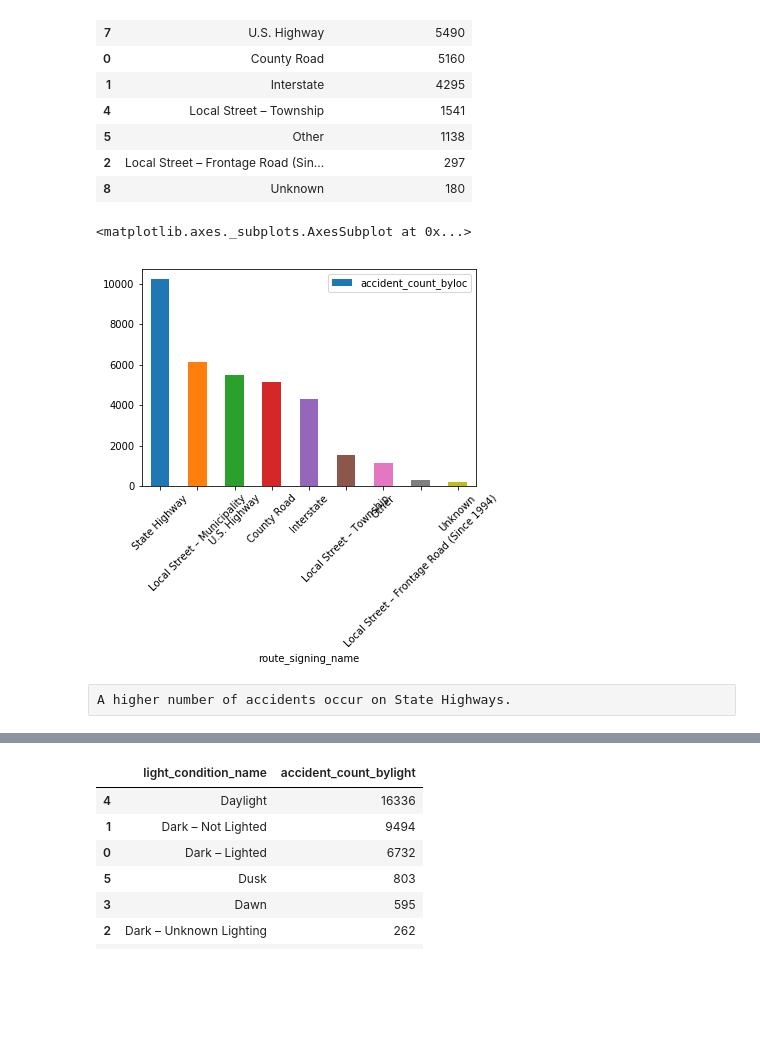
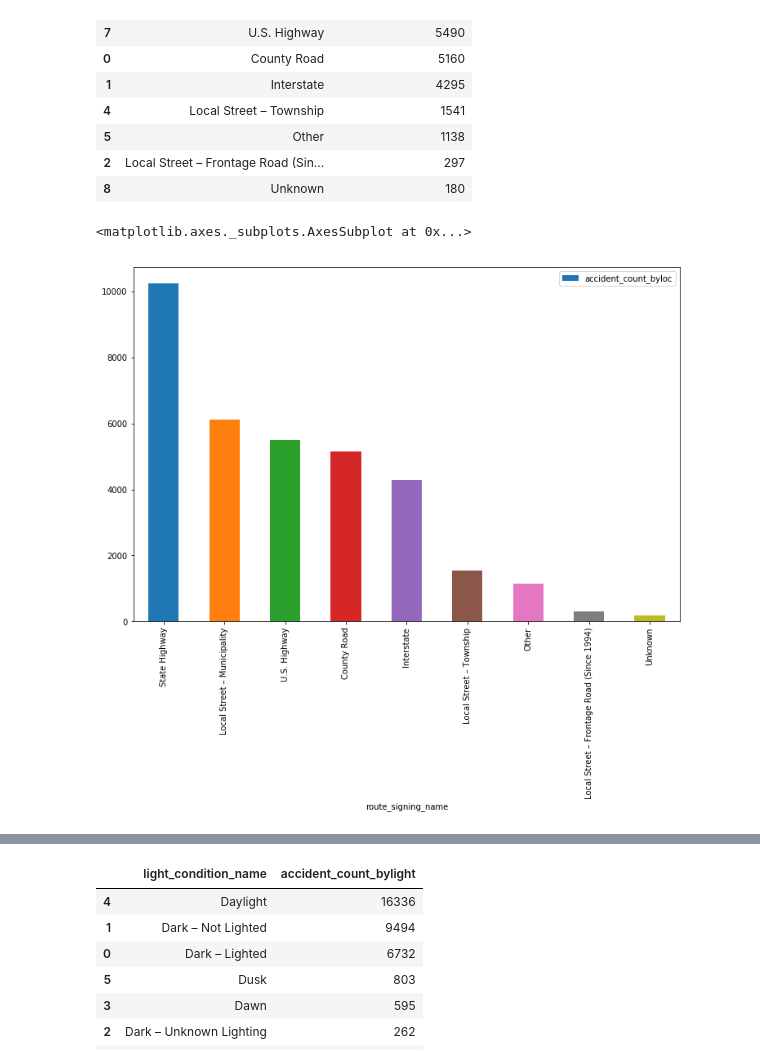
Before and after one commit to ecantu75/DataMining_Lab1, a Jupyter notebook: MSDS_7331_DataMining_Lab1.ipynb, the cells around one changed output, grey strips where cells are left out. Cells and saved outputs as stored; diff of their text form; code cells hidden in the pictures; blank space fills up the shorter version.

```diff
--- a/MSDS_7331_DataMining_Lab1.ipynb
+++ b/MSDS_7331_DataMining_Lab1.ipynb
@@ -283,9 +285,7 @@ acci_count_byloc_sorted.head(10)
 | 8 | Unknown | 180 |
 # %%
 #Location of accident
-acci_count_byloc_sorted.plot.bar(x='route_signing_name', y='accident_count_byloc', stacked=True, rot=45)
+acci_count_byloc_sorted.plot.bar(x='route_signing_name', y='accident_count_byloc', stacked=True, figsize=(12,8))
 # %% [output]
 <matplotlib.axes._subplots.AxesSubplot at 0x...>
-[figure, old version]
+[figure, new version]
-# %% [raw]
-A higher number of accidents occur on State Highways.
```
Also changed, not shown: parts of 30 cells of this notebook.
